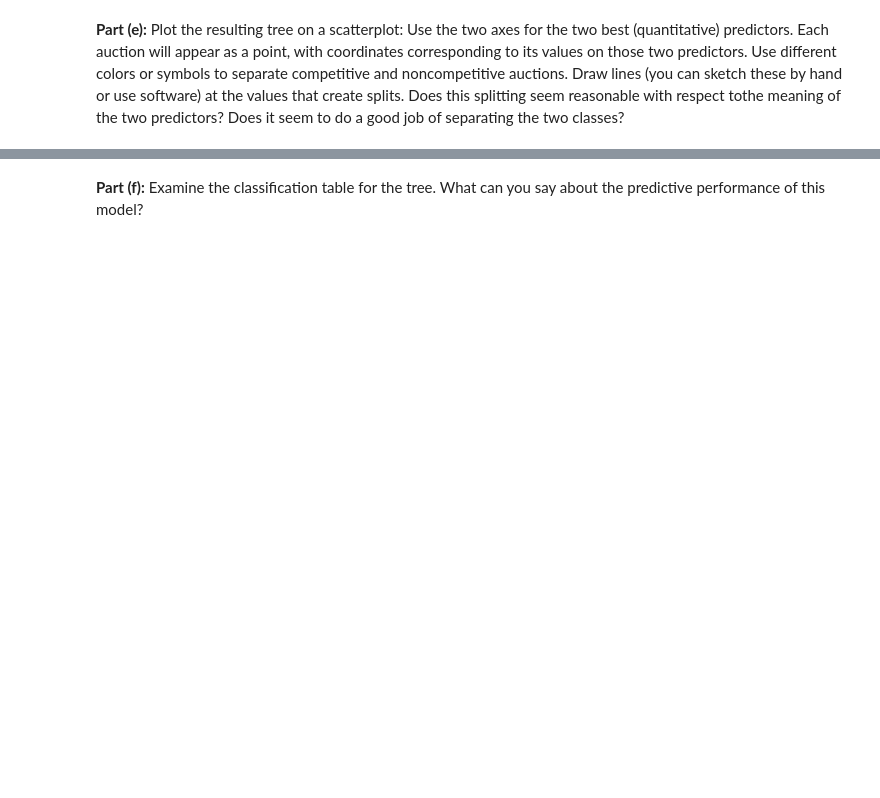
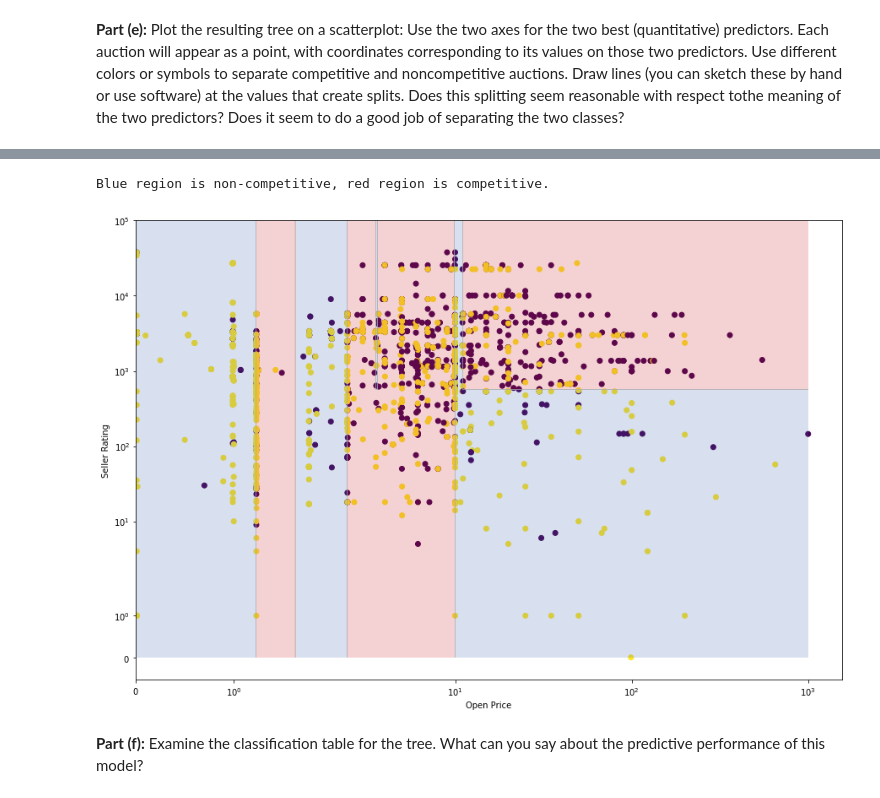
Before and after one commit to Samuel-CHLam/MIT_Submissions, a Jupyter notebook: IDS.147/IDS.147_PSet_6.ipynb, the cells around one changed output, grey strips where cells are left out. Drawn from its saved outputs; the diff is of its cells as text; code cells hidden in the pictures; blank space fills up the shorter version.

```diff
--- a/IDS.147/IDS.147_PSet_6.ipynb
+++ b/IDS.147/IDS.147_PSet_6.ipynb
@@ -159,2 +249,5 @@ print(1)
 # %% [markdown]
 **Part (e):** Plot the resulting tree on a scatterplot: Use the two axes for the two best (quantitative) predictors. Each auction will appear as a point, with coordinates corresponding to its values on those two predictors. Use different colors or symbols to separate competitive and noncompetitive auctions. Draw lines (you can sketch these by hand or use software) at the values that create splits. Does this splitting seem reasonable with respect tothe meaning of the two predictors?  Does it seem to do a good job of separating the two classes?
+# %%
+# xx is open price, yy is seller's rating
+xx, yy = np.meshgrid([0, *np.logspace(-1, 3, 4001)], [0, *np.logspace(0, 5, 5001)])
@@ -161,2 +260,19 @@ print(1)
+# %%
+# clf2 = sklearn.tree.DecisionTreeClassifier(min_samples_leaf = 50, max_depth=7).fit(X_train.iloc[:, :2], y_train)
+# Z = final_clf.predict(np.stack([yy.flat, xx.flat]).T)
+Z = final_clf.predict(X_test_for_contour.T)
+Z = Z.reshape(xx.shape)
+# %%
+fig, ax = plt.subplots(figsize=(15,10))
+ax.set_xscale('symlog')
+ax.set_yscale('symlog')
+ax.scatter(auction["OpenPrice"], auction["sellerRating"], c=auction["Competitive?"])
+ax.contourf(xx, yy, Z, cmap=plt.cm.RdYlBu, alpha = 0.2)
+ax.set_ylabel('Seller Rating')
+ax.set_xlabel('Open Price')
+print("Blue region is non-competitive, red region is competitive.")
+# %% [output]
+Blue region is non-competitive, red region is competitive.
+[figure, added]
 # %% [markdown]
 **Part (f):** Examine the classification table for the tree. What can you say about the predictive performance of this model?
```
Also changed, not shown: parts of 30 cells of this notebook, 3 other files.
